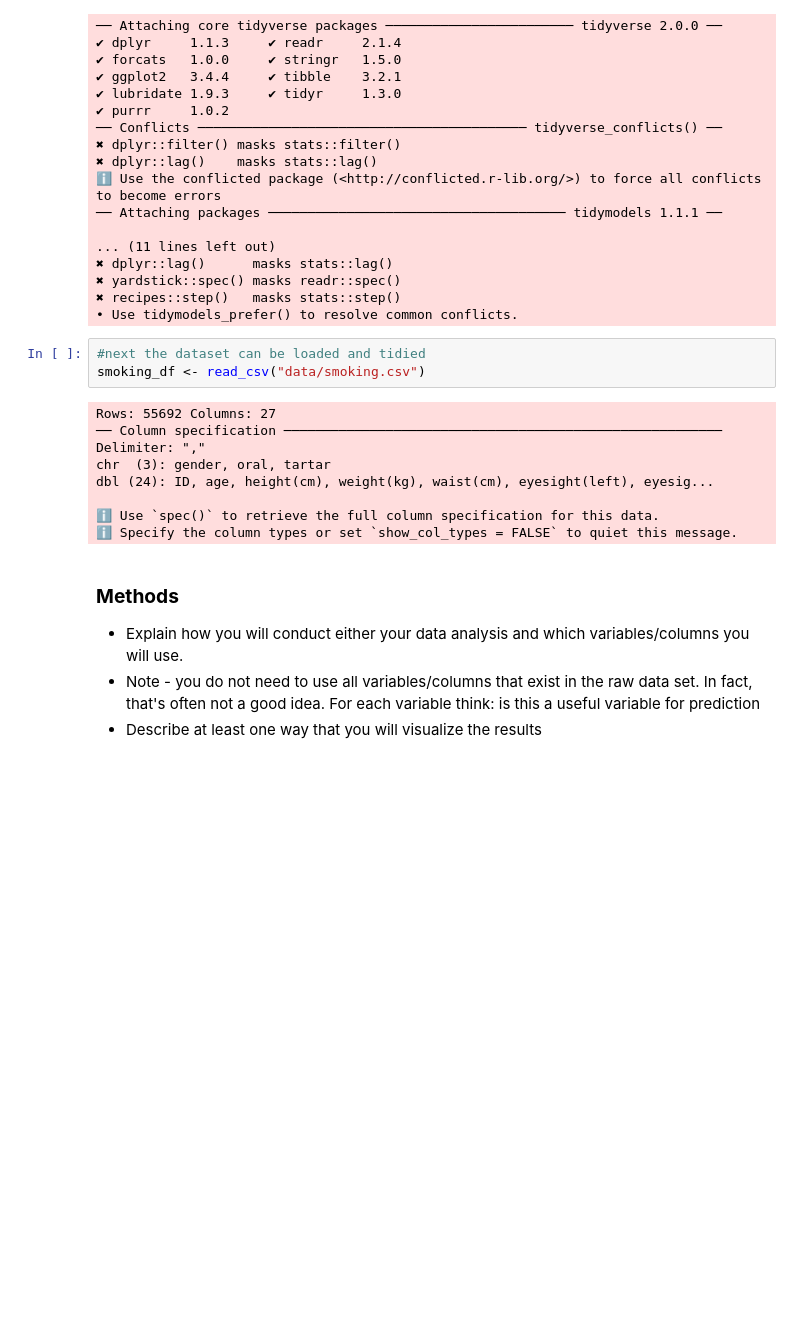
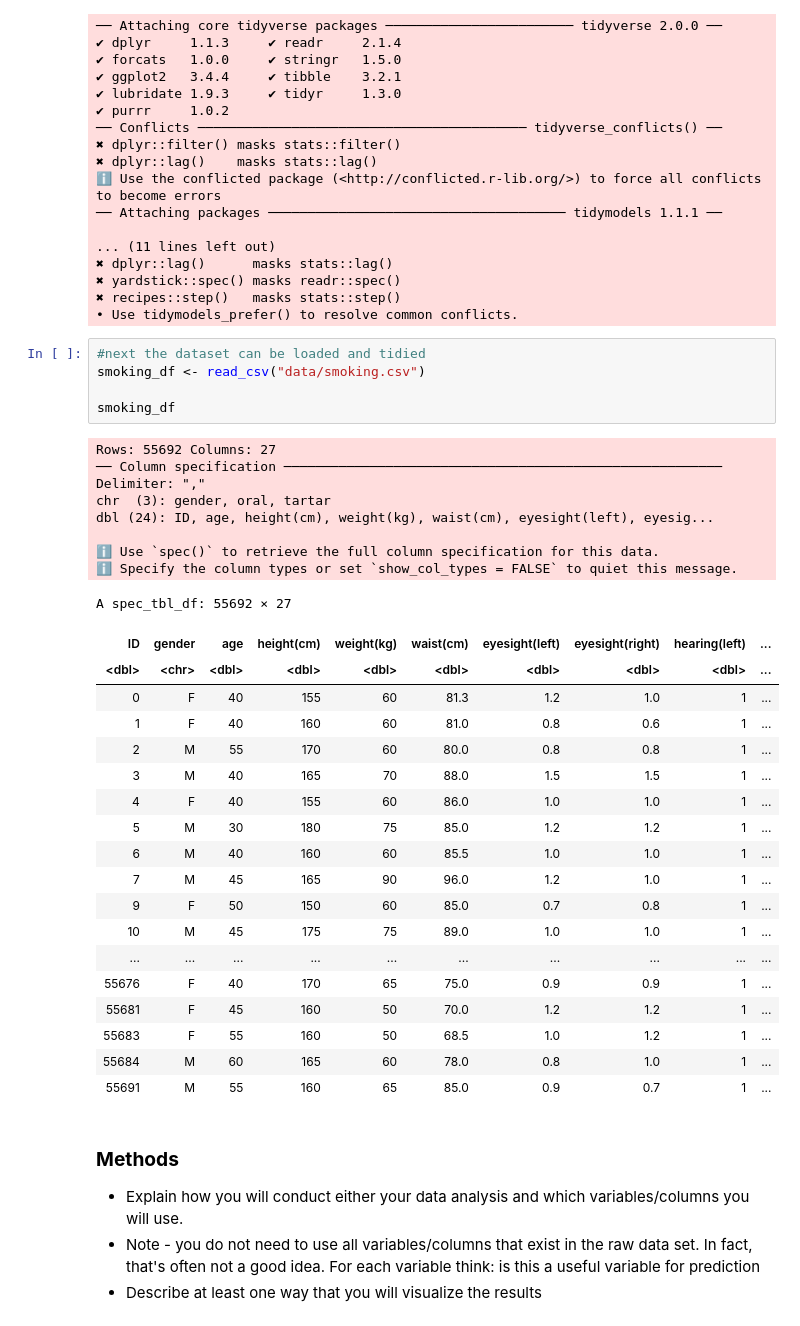
Before and after one commit to egreenall1/dsci100_group_project, a Jupyter notebook: group_project_v1.ipynb, the cells around one changed output. Drawn from its saved outputs; the diff is of its cells as text; blank space fills up the shorter version.

```diff
--- a/group_project_v1.ipynb
+++ b/group_project_v1.ipynb
@@ -50,15 +44,36 @@ library(RColorBrewer)
 # %%
 #next the dataset can be loaded and tidied
 smoking_df <- read_csv("data/smoking.csv")
+
+smoking_df
 # %% [output]
 Rows: 55692 Columns: 27
 ── Column specification ────────────────────────────────────────────────────────
 Delimiter: ","
 chr  (3): gender, oral, tartar
 dbl (24): ID, age, height(cm), weight(kg), waist(cm), eyesight(left), eyesig...
 
 ℹ Use `spec()` to retrieve the full column specification for this data.
 ℹ Specify the column types or set `show_col_types = FALSE` to quiet this message.
+A spec_tbl_df: 55692 × 27
+| ID | gender | age | height(cm) | weight(kg) | waist(cm) | eyesight(left) | eyesight(right) | hearing(left) | ... |
+| <dbl> | <chr> | <dbl> | <dbl> | <dbl> | <dbl> | <dbl> | <dbl> | <dbl> | ... |
+| 0 | F | 40 | 155 | 60 | 81.3 | 1.2 | 1.0 | 1 | ... |
+| 1 | F | 40 | 160 | 60 | 81.0 | 0.8 | 0.6 | 1 | ... |
+| 2 | M | 55 | 170 | 60 | 80.0 | 0.8 | 0.8 | 1 | ... |
+| 3 | M | 40 | 165 | 70 | 88.0 | 1.5 | 1.5 | 1 | ... |
+| 4 | F | 40 | 155 | 60 | 86.0 | 1.0 | 1.0 | 1 | ... |
+| 5 | M | 30 | 180 | 75 | 85.0 | 1.2 | 1.2 | 1 | ... |
+| 6 | M | 40 | 160 | 60 | 85.5 | 1.0 | 1.0 | 1 | ... |
+| 7 | M | 45 | 165 | 90 | 96.0 | 1.2 | 1.0 | 1 | ... |
+| 9 | F | 50 | 150 | 60 | 85.0 | 0.7 | 0.8 | 1 | ... |
+| 10 | M | 45 | 175 | 75 | 89.0 | 1.0 | 1.0 | 1 | ... |
+| ... | ... | ... | ... | ... | ... | ... | ... | ... | ... |
+| 55676 | F | 40 | 170 | 65 | 75.0 | 0.9 | 0.9 | 1 | ... |
+| 55681 | F | 45 | 160 | 50 | 70.0 | 1.2 | 1.2 | 1 | ... |
+| 55683 | F | 55 | 160 | 50 | 68.5 | 1.0 | 1.2 | 1 | ... |
+| 55684 | M | 60 | 165 | 60 | 78.0 | 0.8 | 1.0 | 1 | ... |
+| 55691 | M | 55 | 160 | 65 | 85.0 | 0.9 | 0.7 | 1 | ... |
 # %% [markdown]
 ### **Methods**
 - Explain how you will conduct either your data analysis and which variables/columns you will use.
```
Also changed, not shown: parts of 2 cells of this notebook.
